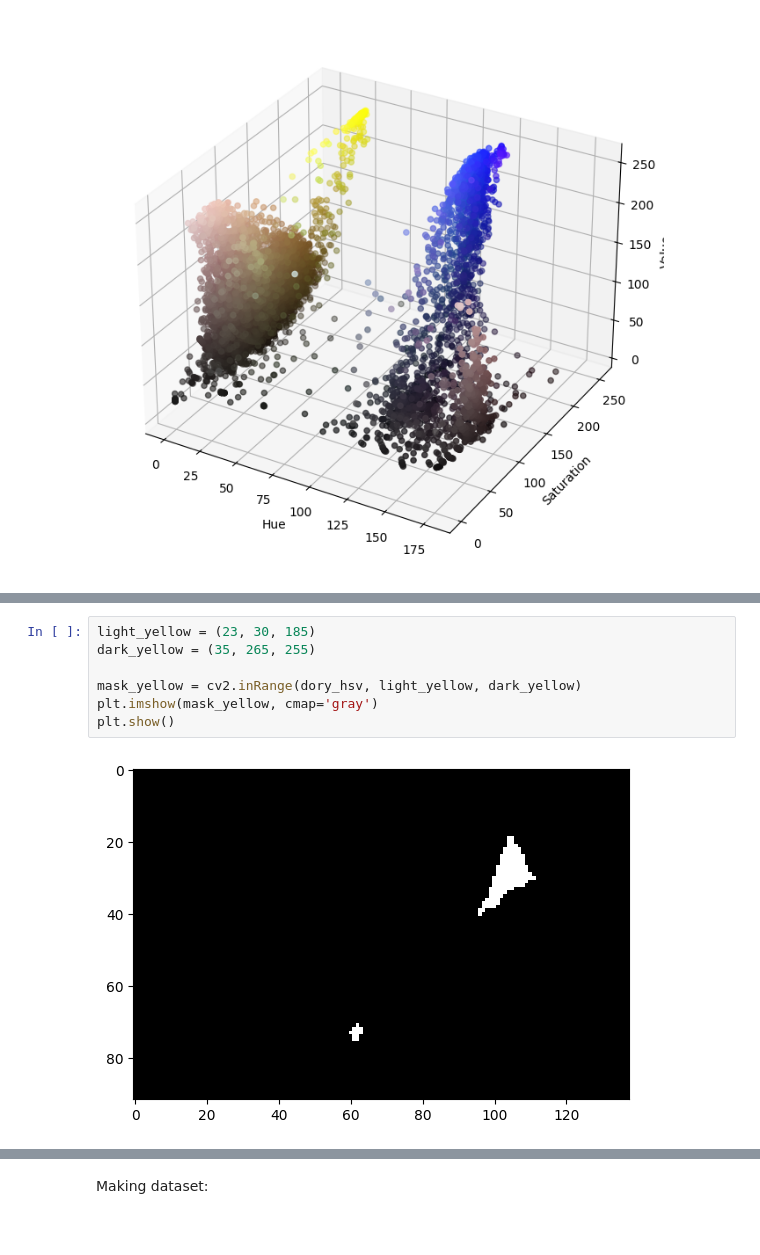
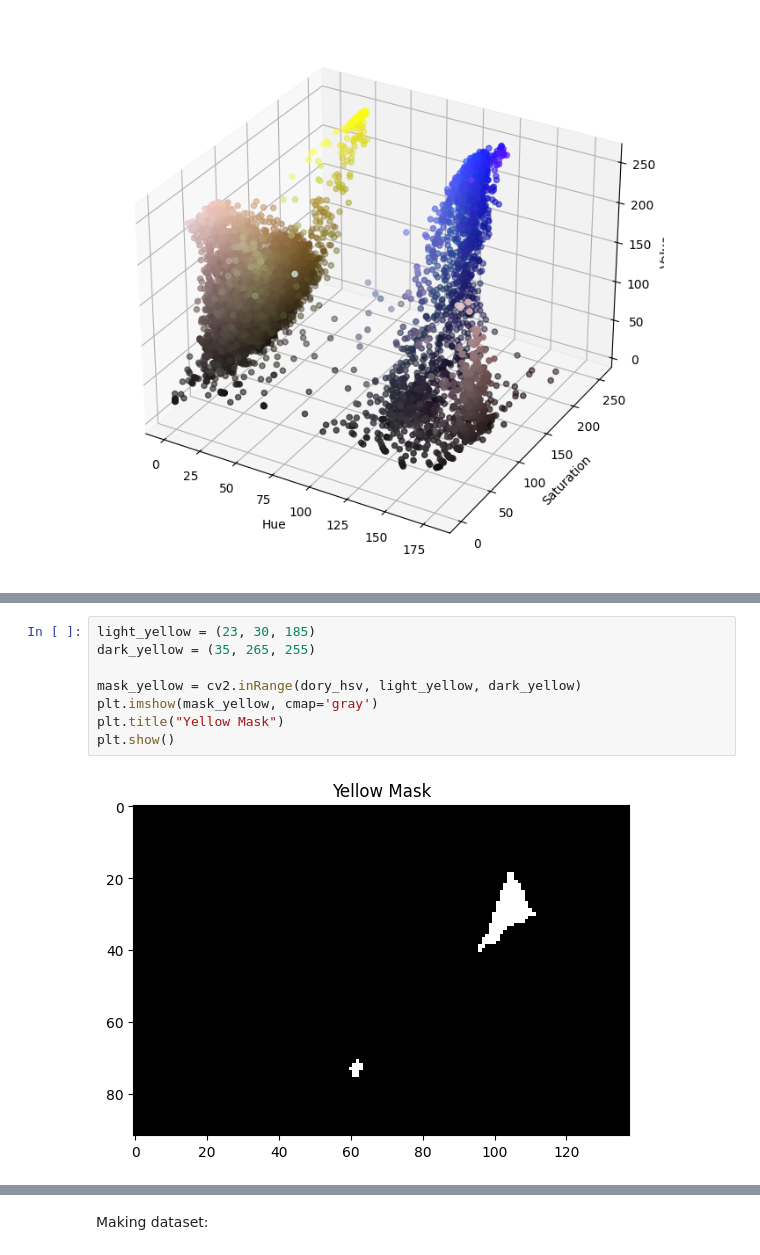
Before and after one commit to Shima-Bazzazan/Pylearn, a Jupyter notebook: 6.MachineLearning/Assignment_43/finding_Dory/finding_dory_KNN.ipynb, the cells around one changed output, grey strips where cells are left out. Saved outputs shown, nothing was run; the diff lists cells and outputs as text.

```diff
--- a/6.MachineLearning/Assignment_43/finding_Dory/finding_dory_KNN.ipynb
+++ b/6.MachineLearning/Assignment_43/finding_Dory/finding_dory_KNN.ipynb
@@ -57,11 +67,12 @@ plt.show()
 # %%
 light_yellow = (23, 30, 185)
 dark_yellow = (35, 265, 255)
 
 mask_yellow = cv2.inRange(dory_hsv, light_yellow, dark_yellow)
 plt.imshow(mask_yellow, cmap='gray')
+plt.title("Yellow Mask")
 plt.show()
 # %% [output]
-[figure, old version]
+[figure, new version]
 # %%
 light_black = (110, 55, 0)
```
Also changed, not shown: parts of 38 cells of this notebook, 7 other files.
